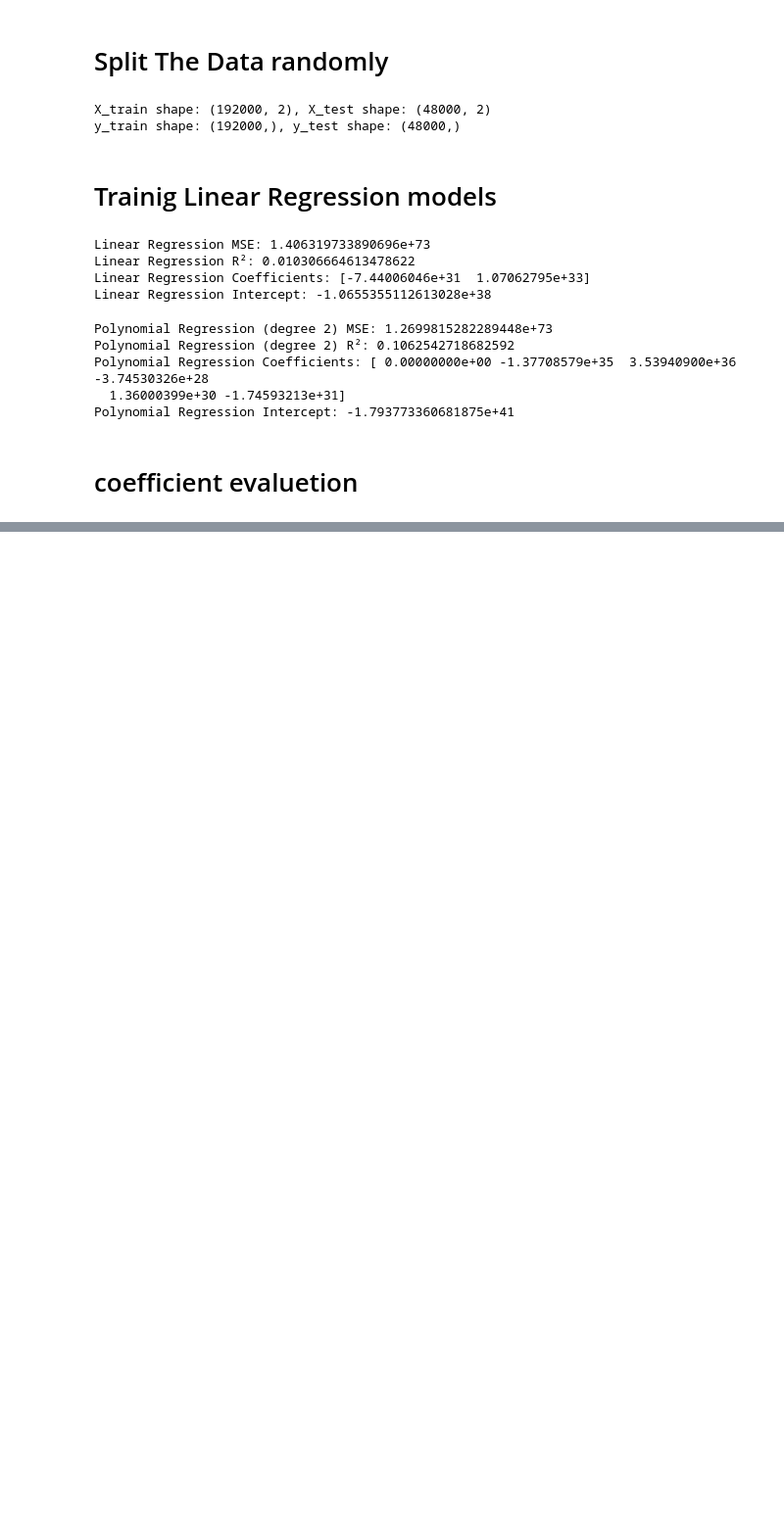
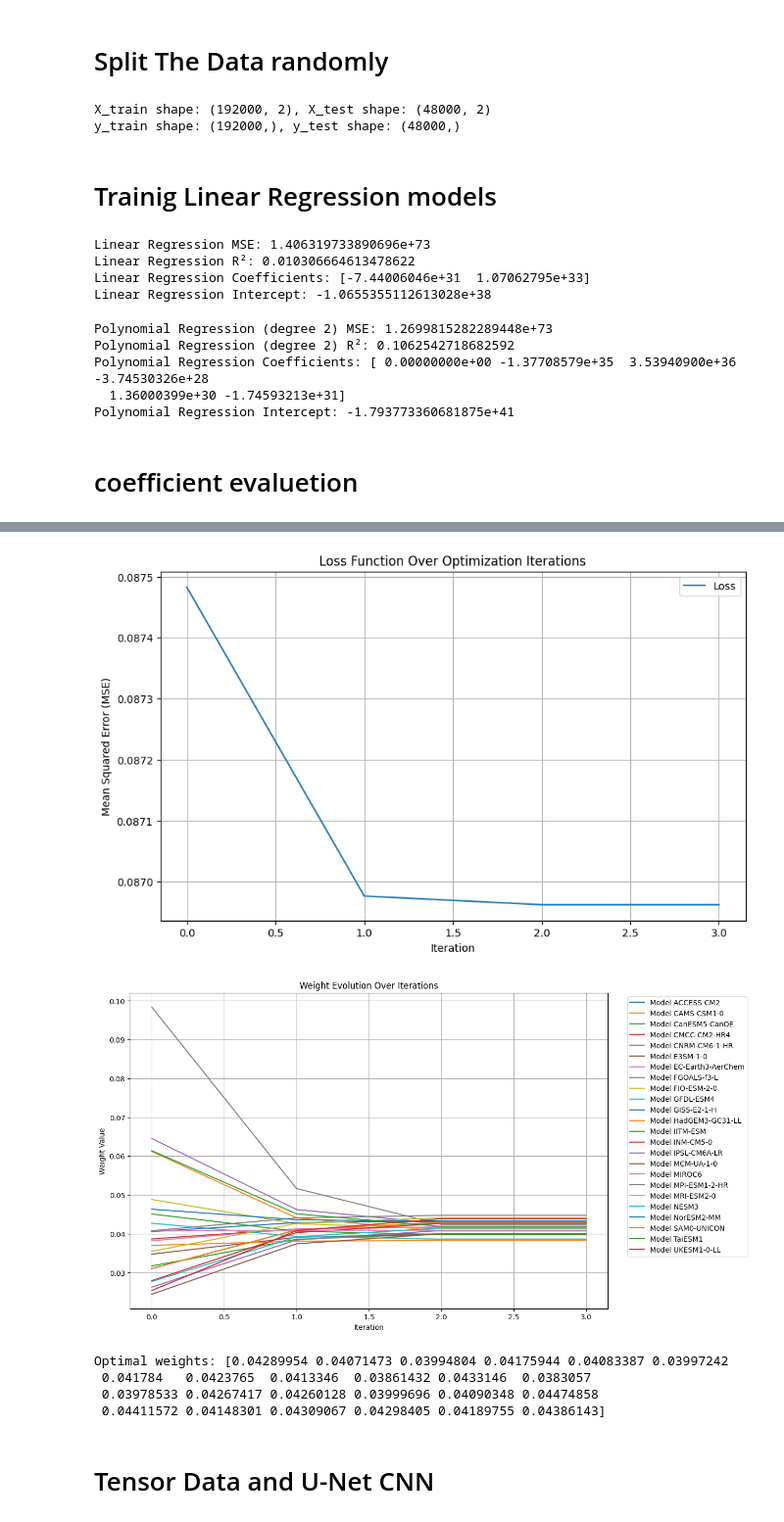
Before and after one commit to TrueMichato/sub-seasonal-cmip-analysis, a Jupyter notebook: src/ensemblineg_pipline.ipynb, the cells around one changed output, grey strips where cells are left out. Shown at 98% size. Drawn from its saved outputs; the diff is of its cells as text; code cells hidden in the pictures; blank space fills up the shorter version.

Commit message:
added iterative model'weight training and builded a U-Net cnn

```diff
--- a/src/ensemblineg_pipline.ipynb
+++ b/src/ensemblineg_pipline.ipynb
@@ -307,0 +387,36 @@ def plot_coefficients(coefficients: np.ndarray, model_names: List[str], title: s
+# %%
+
+# Plot the loss function over iterations
+plt.figure(figsize=(10, 6))
+plt.plot(loss_history, label='Loss')
+plt.title('Loss Function Over Optimization Iterations')
+plt.xlabel('Iteration')
+plt.ylabel('Mean Squared Error (MSE)')
+plt.legend()
+plt.grid(True)
+plt.show()
+
+# Plot the weight evolution
+weight_history = np.array(weight_history)
+
+plt.figure(figsize=(12, 8))
+for i in range(weight_history.shape[1]):
+    plt.plot(weight_history[:, i], label=f'Model {df["Model"].iloc[i]}')
+
+plt.title('Weight Evolution Over Iterations')
+plt.xlabel('Iteration')
+plt.ylabel('Weight Value')
+plt.legend(loc='upper right', bbox_to_anchor=(1.3, 1))
+plt.grid(True)
+plt.show()
+
+print("Optimal weights:", optimal_weights)
+# %% [output]
+[figure, added]
+[figure, added]
+Optimal weights: [0.04289954 0.04071473 0.03994804 0.04175944 0.04083387 0.03997242
+ 0.041784   0.0423765  0.0413346  0.03861432 0.0433146  0.0383057
+ 0.03978533 0.04267417 0.04260128 0.03999696 0.04090348 0.04474858
+ 0.04411572 0.04148301 0.04309067 0.04298405 0.04189755 0.04386143]
+# %% [markdown]
+# Tensor Data and U-Net CNN
```
Also changed, not shown: parts of 19 cells of this notebook.
